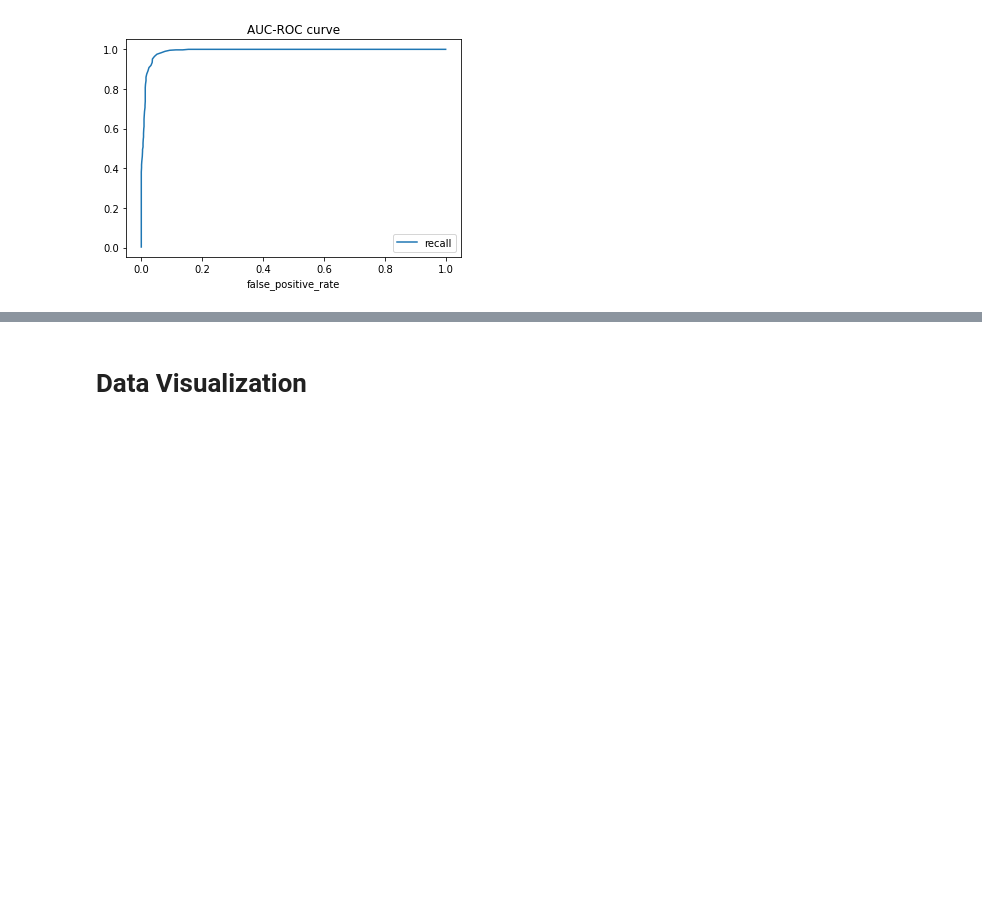
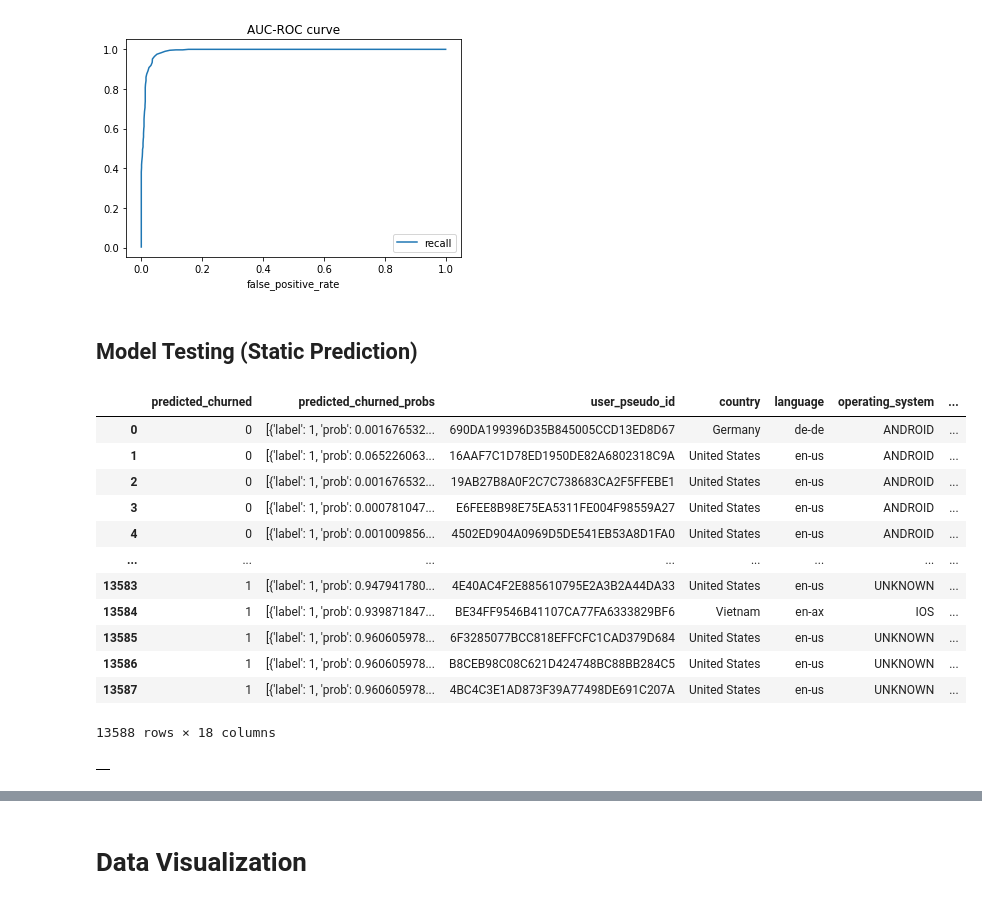
Before and after one commit to Aksh-Narayana/User-Retention-Prediction-Application, a Jupyter notebook: User_Retention_Prediction_Application_ipynb.ipynb, the cells around one changed output, grey strips where cells are left out. Saved outputs shown, nothing was run; the diff lists cells and outputs as text; code cells hidden in the pictures; blank space fills up the shorter version.

Commit message:
Added Model Testing (Static Prediction)

```diff
--- a/User_Retention_Prediction_Application_ipynb.ipynb
+++ b/User_Retention_Prediction_Application_ipynb.ipynb
@@ -884,3 +884,44 @@ df_roc.plot(x="false_positive_rate", y="recall", title="AUC-ROC curve")
 # %% [output]
 <matplotlib.axes._subplots.AxesSubplot at 0x...>
 [figure]
+# %% [markdown]
+## Model Testing (Static Prediction)
+# %%
+%%bigquery --project $PROJECT_ID
+
+SELECT
+  *
+FROM
+  ML.PREDICT(MODEL bqmlga4.churn_xgboost,
+  (SELECT * FROM bqmlga4.train_neww))
+# %% [output]
+|  | predicted_churned | predicted_churned_probs | user_pseudo_id | country | language | operating_system | ... |
+| 0 | 0 | [{'label': 1, 'prob': 0.001676532... | 690DA199396D35B845005CCD13ED8D67 | Germany | de-de | ANDROID | ... |
+| 1 | 0 | [{'label': 1, 'prob': 0.065226063... | 16AAF7C1D78ED1950DE82A6802318C9A | United States | en-us | ANDROID | ... |
+| 2 | 0 | [{'label': 1, 'prob': 0.001676532... | 19AB27B8A0F2C7C738683CA2F5FFEBE1 | United States | en-us | ANDROID | ... |
+| 3 | 0 | [{'label': 1, 'prob': 0.000781047... | E6FEE8B98E75EA5311FE004F98559A27 | United States | en-us | ANDROID | ... |
+| 4 | 0 | [{'label': 1, 'prob': 0.001009856... | 4502ED904A0969D5DE541EB53A8D1FA0 | United States | en-us | ANDROID | ... |
+| ... | ... | ... | ... | ... | ... | ... | ... |
+| 13583 | 1 | [{'label': 1, 'prob': 0.947941780... | 4E40AC4F2E885610795E2A3B2A44DA33 | United States | en-us | UNKNOWN | ... |
+| 13584 | 1 | [{'label': 1, 'prob': 0.939871847... | BE34FF9546B41107CA77FA6333829BF6 | Vietnam | en-ax | IOS | ... |
+| 13585 | 1 | [{'label': 1, 'prob': 0.960605978... | 6F3285077BCC818EFFCFC1CAD379D684 | United States | en-us | UNKNOWN | ... |
+| 13586 | 1 | [{'label': 1, 'prob': 0.960605978... | B8CEB98C08C621D424748BC88BB284C5 | United States | en-us | UNKNOWN | ... |
+| 13587 | 1 | [{'label': 1, 'prob': 0.960605978... | 4BC4C3E1AD873F39A77498DE691C207A | United States | en-us | UNKNOWN | ... |
+13588 rows × 18 columns
+# %%
+%%bigquery --project $PROJECT_ID
+
+CREATE OR REPLACE VIEW bqmlga4.prediction_xgboost AS (
+
+SELECT
+  user_pseudo_id,
+  churned,
+  predicted_churned,
+  predicted_churned_probs[OFFSET(0)].prob AS probability_churned
+
+FROM
+  ML.PREDICT(MODEL bqmlga4.churn_xgboost,
+  (SELECT * FROM bqmlga4.train_neww))
+);
+# %% [output]
+|  |
```
Also changed, not shown: parts of 4 cells of this notebook.
